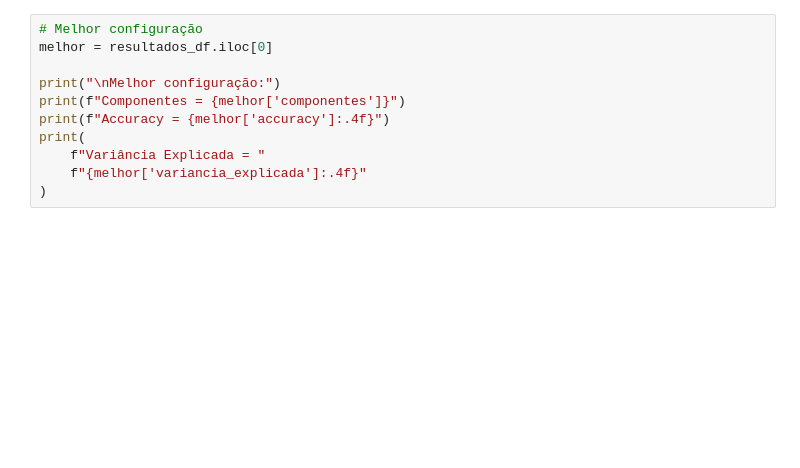
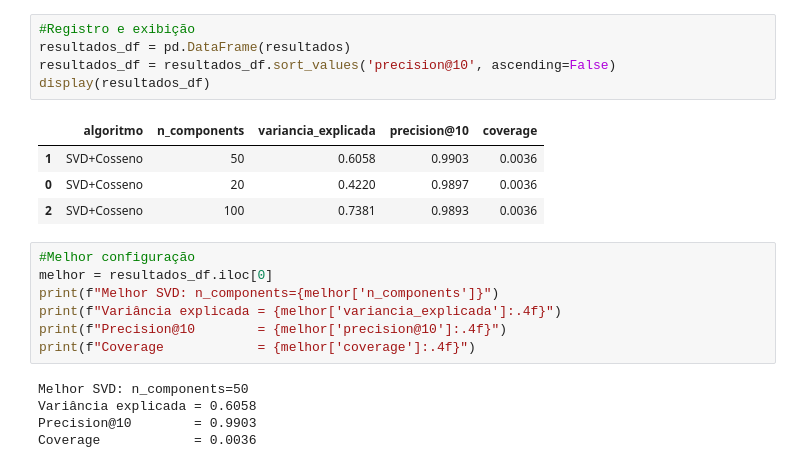
Before and after one commit to clarahelena/EDA-booklog, a Jupyter notebook: Machine Learning/notebooks/SVD.ipynb, the cells around one changed output. Cells and saved outputs as stored; diff of their text form; blank space fills up the shorter version.

```diff
--- a/Machine Learning/notebooks/SVD.ipynb
+++ b/Machine Learning/notebooks/SVD.ipynb
@@ -93,11 +114,22 @@ display(resultados_df)
+# %%
+#Registro e exibição
+resultados_df = pd.DataFrame(resultados)
+resultados_df = resultados_df.sort_values('precision@10', ascending=False)
+display(resultados_df)
+# %% [output]
+|  | algoritmo | n_components | variancia_explicada | precision@10 | coverage |
+| 1 | SVD+Cosseno | 50 | 0.6058 | 0.9903 | 0.0036 |
+| 0 | SVD+Cosseno | 20 | 0.4220 | 0.9897 | 0.0036 |
+| 2 | SVD+Cosseno | 100 | 0.7381 | 0.9893 | 0.0036 |
 # %%
-# Melhor configuração
+#Melhor configuração
 melhor = resultados_df.iloc[0]
-
-print("\nMelhor configuração:")
-print(f"Componentes = {melhor['componentes']}")
-print(f"Accuracy = {melhor['accuracy']:.4f}")
-print(
-    f"Variância Explicada = "
-    f"{melhor['variancia_explicada']:.4f}"
-)
+print(f"Melhor SVD: n_components={melhor['n_components']}")
+print(f"Variância explicada = {melhor['variancia_explicada']:.4f}")
+print(f"Precision@10        = {melhor['precision@10']:.4f}")
+print(f"Coverage            = {melhor['coverage']:.4f}")
+# %% [output]
+Melhor SVD: n_components=50
+Variância explicada = 0.6058
+Precision@10        = 0.9903
+Coverage            = 0.0036
```
Also changed, not shown: parts of 20 cells of this notebook, 4 other files.
